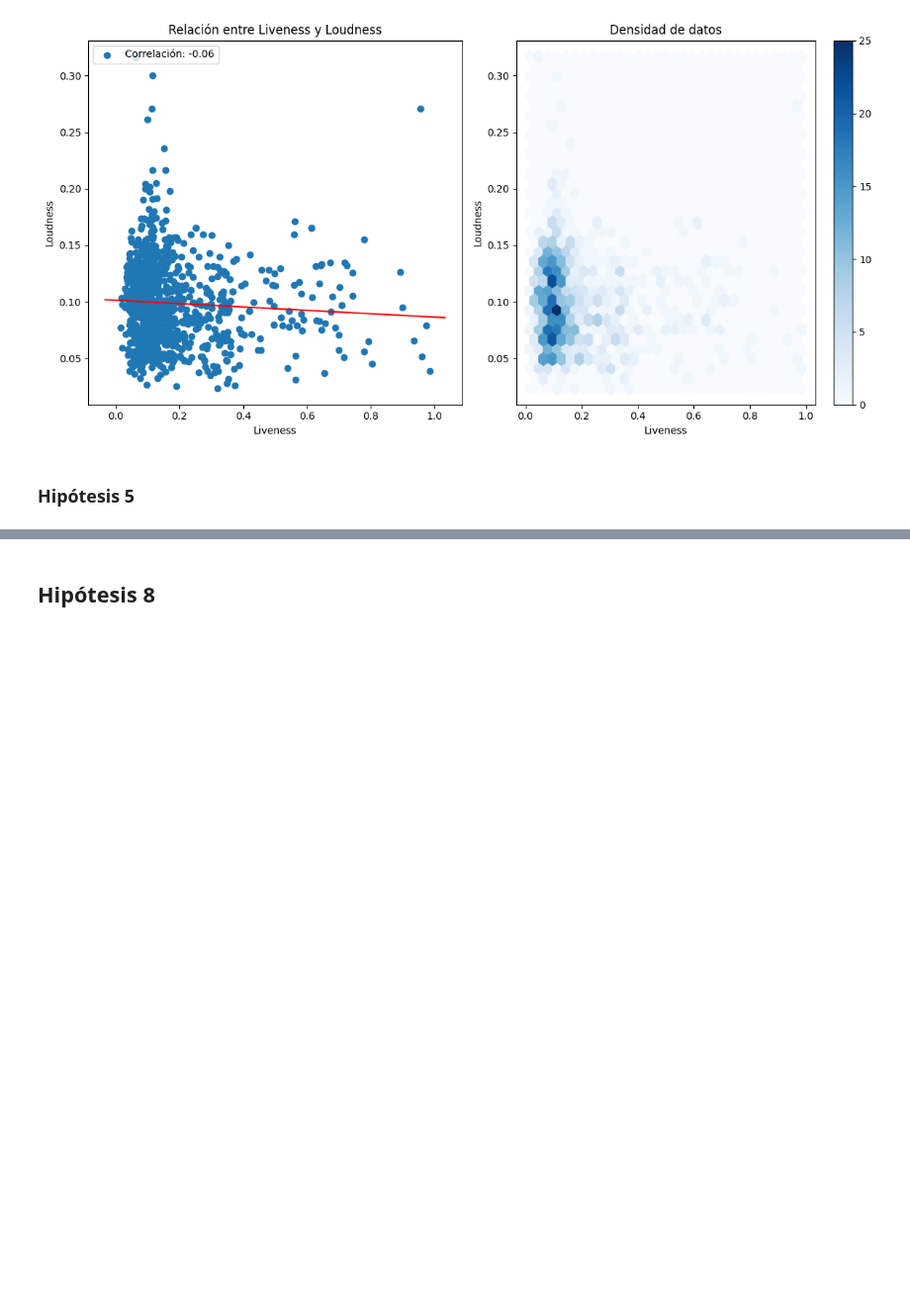
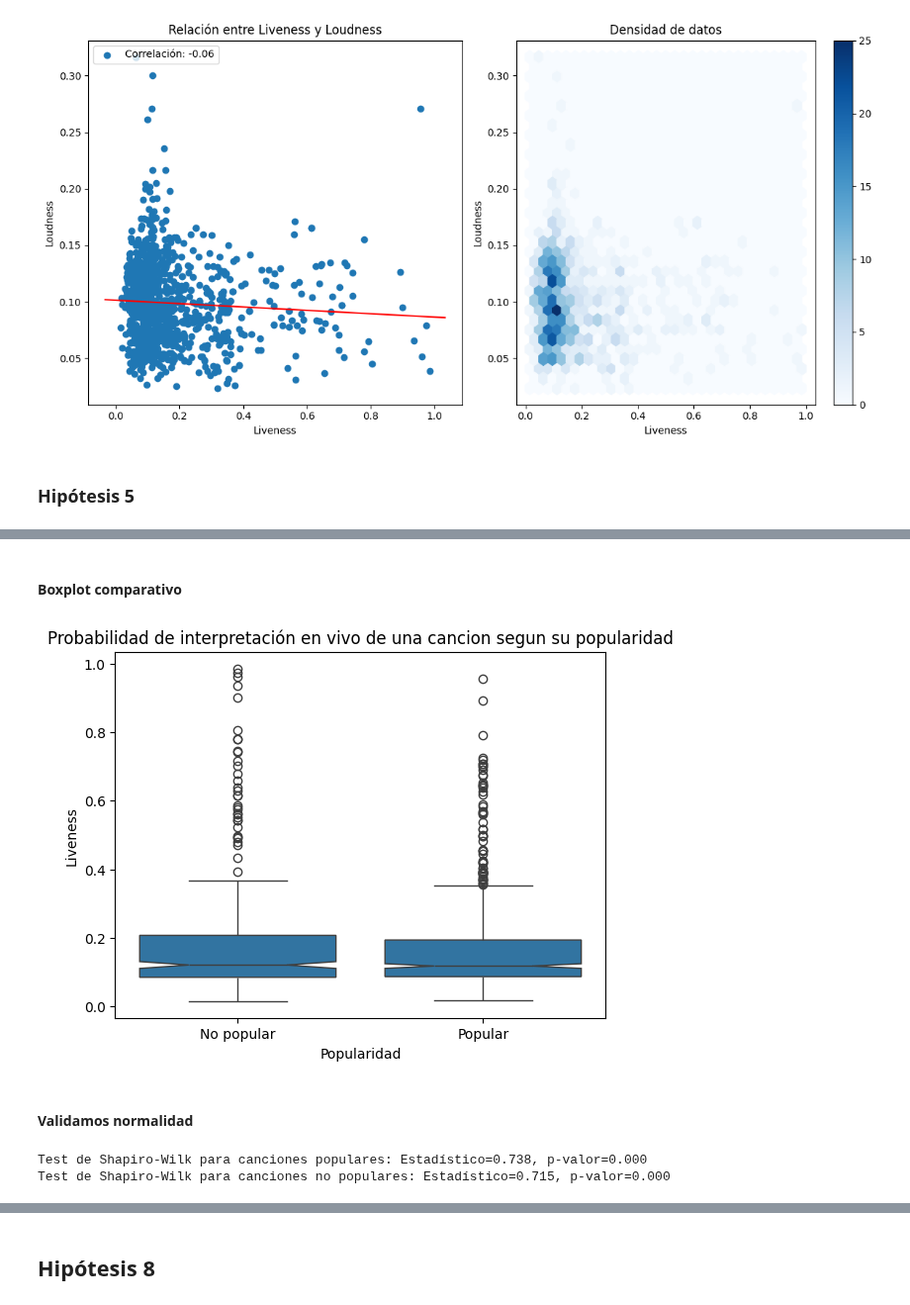
Before and after one commit to nachoperna/Fundamentos-de-la-Ciencia-de-Datos, a Jupyter notebook: TPE/tpe.ipynb, the cells around one changed output, grey strips where cells are left out. Shown at 99% size. Drawn from its saved outputs; the diff is of its cells as text; code cells hidden in the pictures; blank space fills up the shorter version.

```diff
--- a/TPE/tpe.ipynb
+++ b/TPE/tpe.ipynb
@@ -1363,0 +1220,5 @@ plt.show()
+# %%
+copiah5 = raw_covers.copy()
+copiah5['Popularity'] = copiah2['Popularity'].apply(lambda x:1 if x > 50 else 0)
+copiah5 = copiah5.rename(columns={'Popularity': 'Popular'})
+copiah5[['Track', 'Artist', 'Liveness', 'Popular']]
@@ -1363,0 +1239,30 @@ plt.show()
+# %% [markdown]
+#### Boxplot comparativo
+# %%
+sns.boxplot(x='Popular', y='Liveness', data=copiah5, notch=True)
+plt.title("Probabilidad de interpretación en vivo de una cancion segun su popularidad")
+plt.xlabel("Popularidad")
+plt.xticks(ticks=[0, 1], labels=["No popular", "Popular"])
+plt.ylabel("Liveness")
+plt.show()
+# %% [output]
+[figure, added]
+# %% [markdown]
+#### Validamos normalidad
+# %%
+from scipy.stats import shapiro
+
+# Generamos los grupos de las canciones populares y no populares
+canciones_populares = copiah5[copiah5['Popular'] == 1]['Liveness']
+canciones_nopopulares = copiah5[copiah5['Popular'] == 0]['Liveness']
+
+# Test de Shapiro-Wilk para canciones populares
+stat, p = shapiro(canciones_populares)
+print(f"Test de Shapiro-Wilk para canciones populares: Estadístico={stat:.3f}, p-valor={p:.3f}")
+
+# Test de Shapiro-Wilk para canciones no populares
+stat, p = shapiro(canciones_nopopulares)
+print(f"Test de Shapiro-Wilk para canciones no populares: Estadístico={stat:.3f}, p-valor={p:.3f}")
+# %% [output]
+Test de Shapiro-Wilk para canciones populares: Estadístico=0.738, p-valor=0.000
+Test de Shapiro-Wilk para canciones no populares: Estadístico=0.715, p-valor=0.000
```
Also changed, not shown: parts of 23 cells of this notebook.
